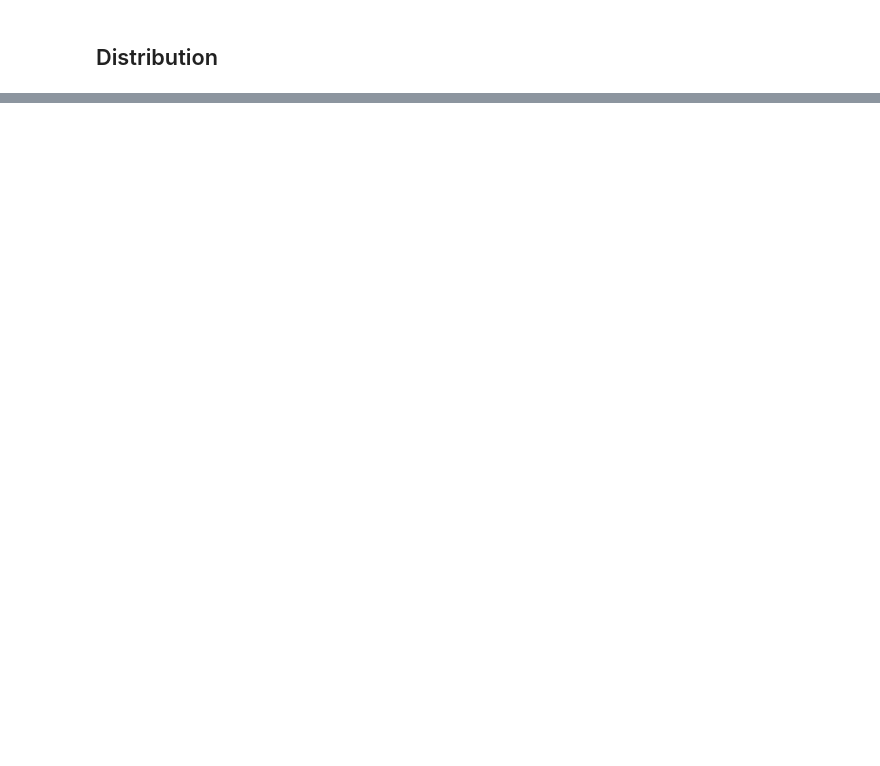
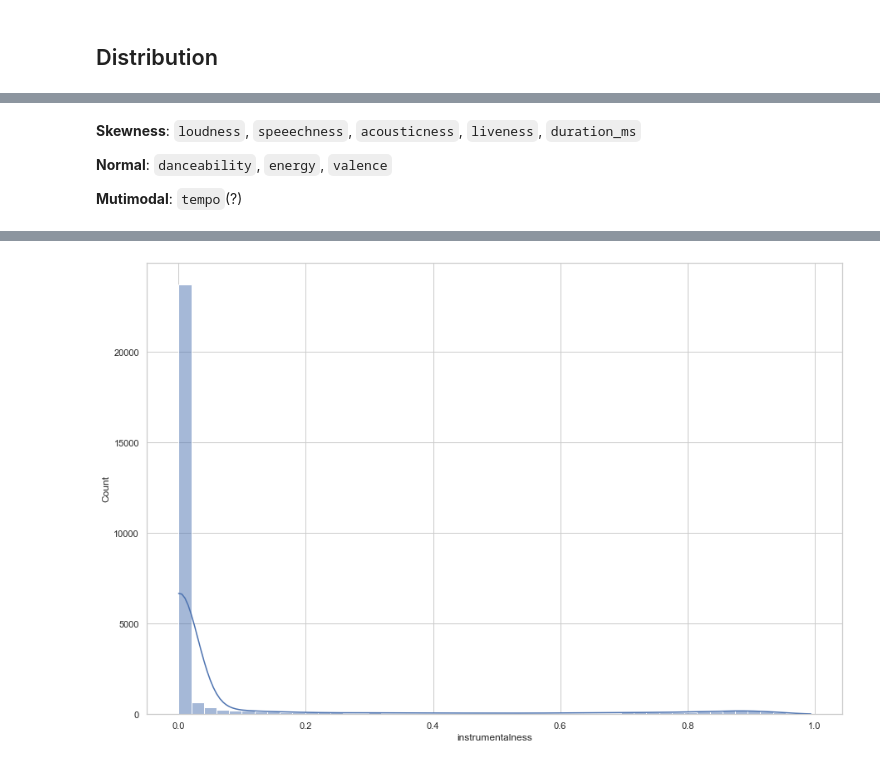
Before and after one commit to McGill-MMA-EnterpriseAnalytics/Spotify-Music, a Jupyter notebook: scratch/eda.ipynb, the cells around one changed output, grey strips where cells are left out. Cells and saved outputs as stored; diff of their text form; code cells hidden in the pictures; blank space fills up the shorter version.

```diff
--- a/scratch/eda.ipynb
+++ b/scratch/eda.ipynb
@@ -313,0 +332,13 @@ plt.show()
+# %% [markdown]
+**Skewness**: `loudness`, `speeechness`, `acousticness`, `liveness`, `duration_ms`
+
+**Normal**: `danceability`, `energy`, `valence`
+
+**Mutimodal**: `tempo`(?)
+# %%
+# distribution of the instrumentalness
+plt.figure(figsize=(15, 10))
+
+sns.histplot(data['instrumentalness'], kde=True, bins=50)
+plt.show()
+# %% [output]
@@ -314,3 +346,4 @@ plt.show()
+[figure, added]
 # %%
 # distribution of track popularity
 plt.figure(figsize=(15, 10))
```
Also changed, not shown: parts of 17 cells of this notebook.
